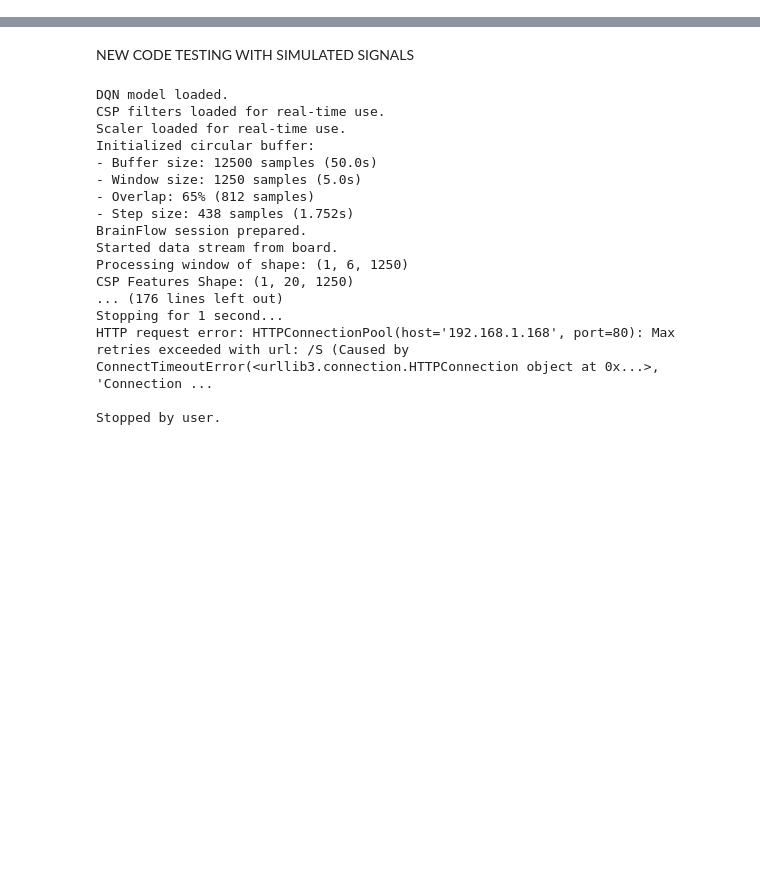
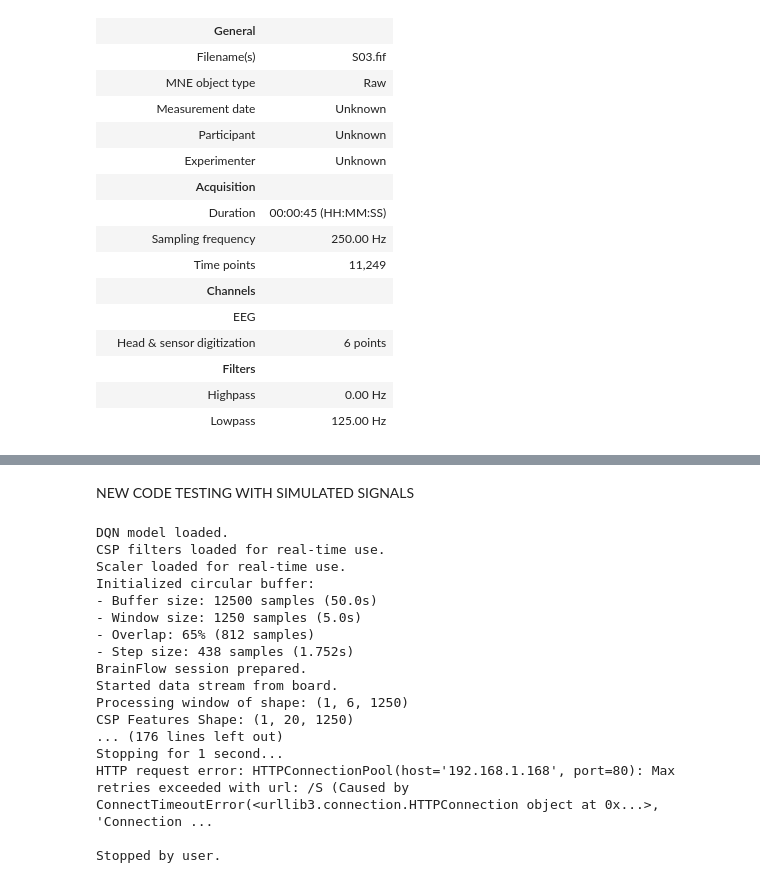
Before and after one commit to Hypnos-ai/eegFrontendPage, a Jupyter notebook: eeg_tool/BUFFER_EEG_CAR.ipynb, the cells around one changed output, grey strips where cells are left out. Cells and saved outputs as stored; diff of their text form; code cells hidden in the pictures; blank space fills up the shorter version.

Commit message:
EEG TOOL COMPLETED

```diff
--- a/eeg_tool/BUFFER_EEG_CAR.ipynb
+++ b/eeg_tool/BUFFER_EEG_CAR.ipynb
@@ -118,7 +118,7 @@ event_id_to_label = {}
 for i in range(len(event_ids)):
     event_id_to_label[i] = event_ids[i]
 print(event_id_to_label)
-path = 'formatted_data/S03.fif'
+path = 'c:/dev/eeg/eegfrontendpage/eeg_tool/src/data/formatted/S03.fif'
 raw = mne.io.read_raw_fif(path, preload=True)
 print('eventids',mne.events_from_annotations(raw)[1])
 ica = mne.preprocessing.ICA(n_components=len(raw.info['ch_names']), random_state=42, max_iter=1000)
@@ -131,19 +165,36 @@ raw
 # %%
-mapping = {
-    'EEG 1': 'FCz',
-    'EEG 2': 'C3',
-    'EEG 3': 'FC1',
-    'EEG 4': 'CPz',
-    'EEG 5': 'C2',
-    'EEG 6': 'C4'
-}
+# mapping = {
+#     'EEG 1': 'FCz',
+#     'EEG 2': 'C3',
+#     'EEG 3': 'FC1',
+#     'EEG 4': 'CPz',
+#     'EEG 5': 'C2',
+#     'EEG 6': 'C4'
+# }
 
-raw.rename_channels(mapping)
+# raw.rename_channels(mapping)
 # Load the standard 10-20 montage
 montage = mne.channels.make_standard_montage('standard_1020')
 
 # Apply the montage to your raw data
 raw.set_montage(montage)
+# %% [output]
+|  | General |  |
+|  | Filename(s) | S03.fif |
+|  | MNE object type | Raw |
+|  | Measurement date | Unknown |
+|  | Participant | Unknown |
+|  | Experimenter | Unknown |
+|  | Acquisition |  |
+|  | Duration | 00:00:45 (HH:MM:SS) |
+|  | Sampling frequency | 250.00 Hz |
+|  | Time points | 11,249 |
+|  | Channels |  |
+|  | EEG |  |
+|  | Head & sensor digitization | 6 points |
+|  | Filters |  |
+|  | Highpass | 0.00 Hz |
+|  | Lowpass | 125.00 Hz |
 # %%
 import numpy as np
 import matplotlib.pyplot as plt
```
Also changed, not shown: parts of 3 cells of this notebook, 59 other files.
